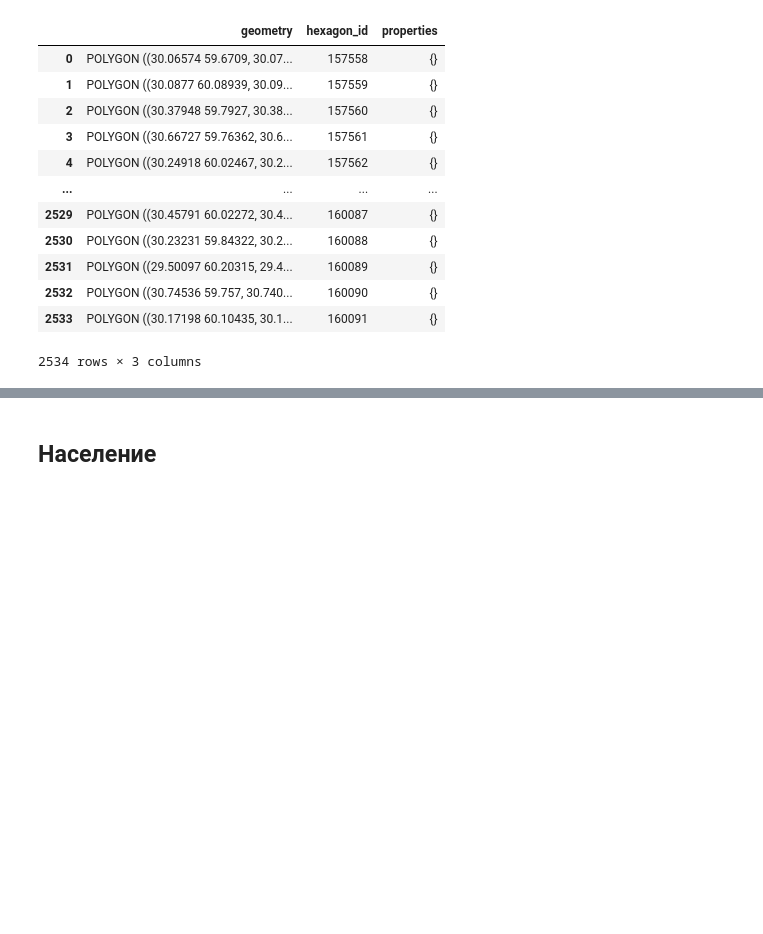
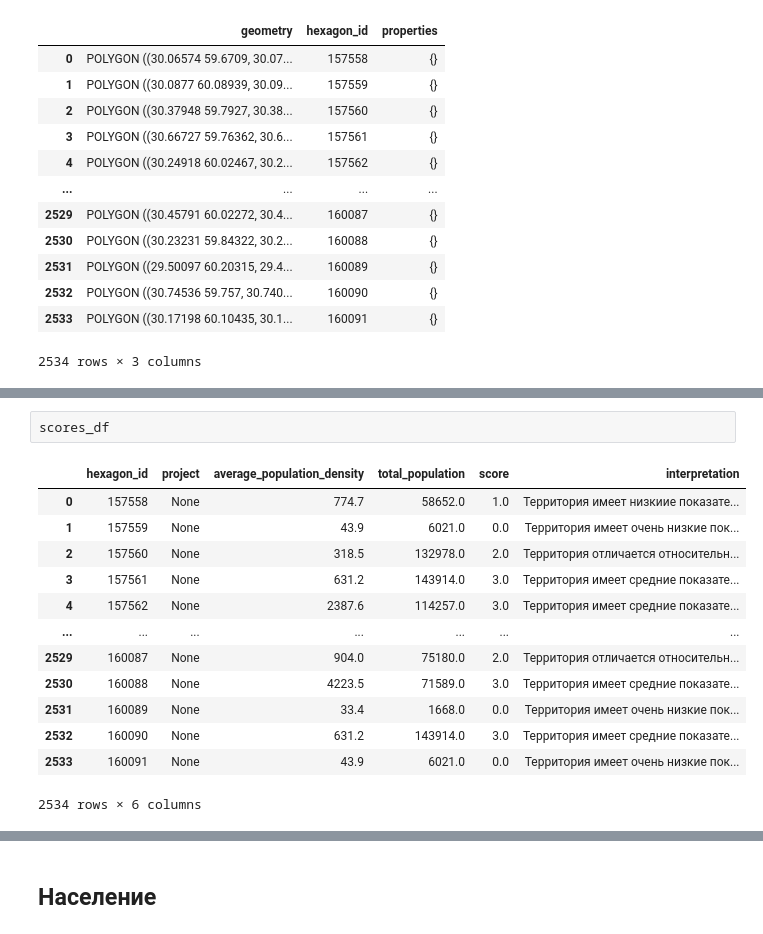
Before and after one commit to Mvin8/PopFrame, a Jupyter notebook: examples/criterion_hex.ipynb, the cells around one changed output, grey strips where cells are left out. Cells and saved outputs as stored; diff of their text form; blank space fills up the shorter version.

```diff
--- a/examples/criterion_hex.ipynb
+++ b/examples/criterion_hex.ipynb
@@ -204,3 +208,19 @@ print(gdf_hex[['hexagon_id', 'territory_id', 'population', 'pop_rating']].head()
+# %%
+scores_df
+# %% [output]
+|  | hexagon_id | project | average_population_density | total_population | score | interpretation |
+| 0 | 157558 | None | 774.7 | 58652.0 | 1.0 | Территория имеет низкиие показате... |
+| 1 | 157559 | None | 43.9 | 6021.0 | 0.0 | Территория имеет очень низкие пок... |
+| 2 | 157560 | None | 318.5 | 132978.0 | 2.0 | Территория отличается относительн... |
+| 3 | 157561 | None | 631.2 | 143914.0 | 3.0 | Территория имеет средние показате... |
+| 4 | 157562 | None | 2387.6 | 114257.0 | 3.0 | Территория имеет средние показате... |
+| ... | ... | ... | ... | ... | ... | ... |
+| 2529 | 160087 | None | 904.0 | 75180.0 | 2.0 | Территория отличается относительн... |
+| 2530 | 160088 | None | 4223.5 | 71589.0 | 3.0 | Территория имеет средние показате... |
+| 2531 | 160089 | None | 33.4 | 1668.0 | 0.0 | Территория имеет очень низкие пок... |
+| 2532 | 160090 | None | 631.2 | 143914.0 | 3.0 | Территория имеет средние показате... |
+| 2533 | 160091 | None | 43.9 | 6021.0 | 0.0 | Территория имеет очень низкие пок... |
+2534 rows × 6 columns
 # %%
 import matplotlib.pyplot as plt
 gdf_hex.plot(
```
Also changed, not shown: parts of 7 cells of this notebook, 1 other file.
